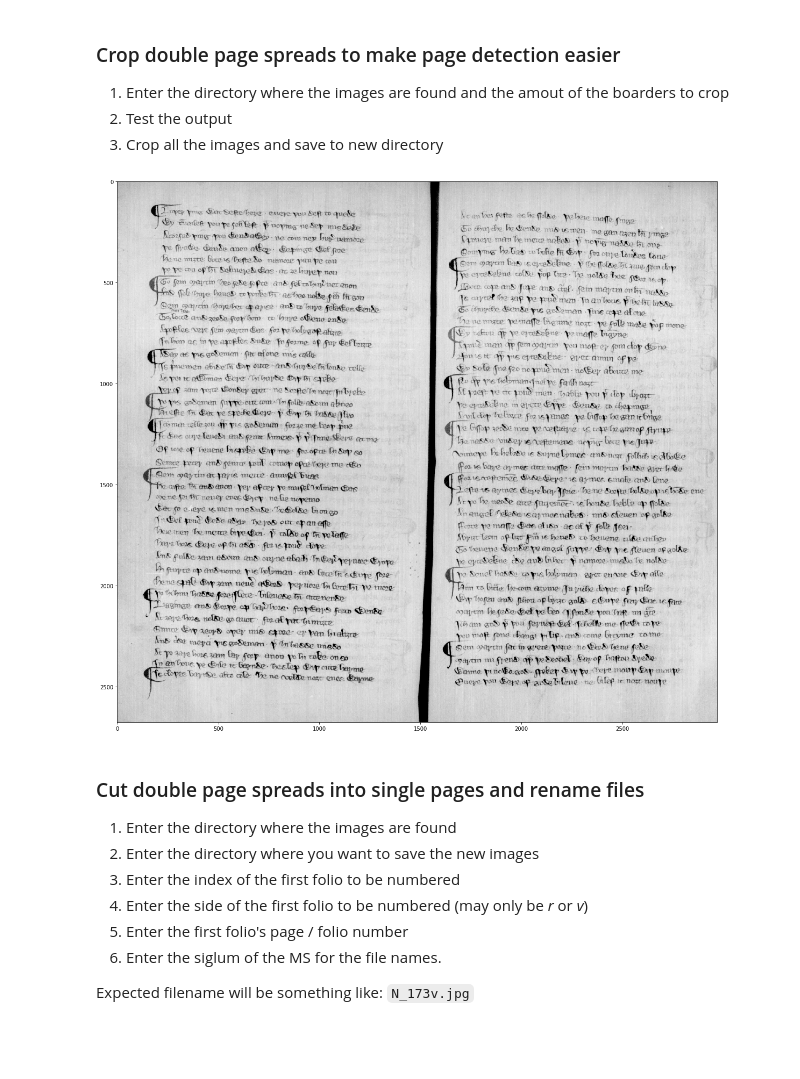
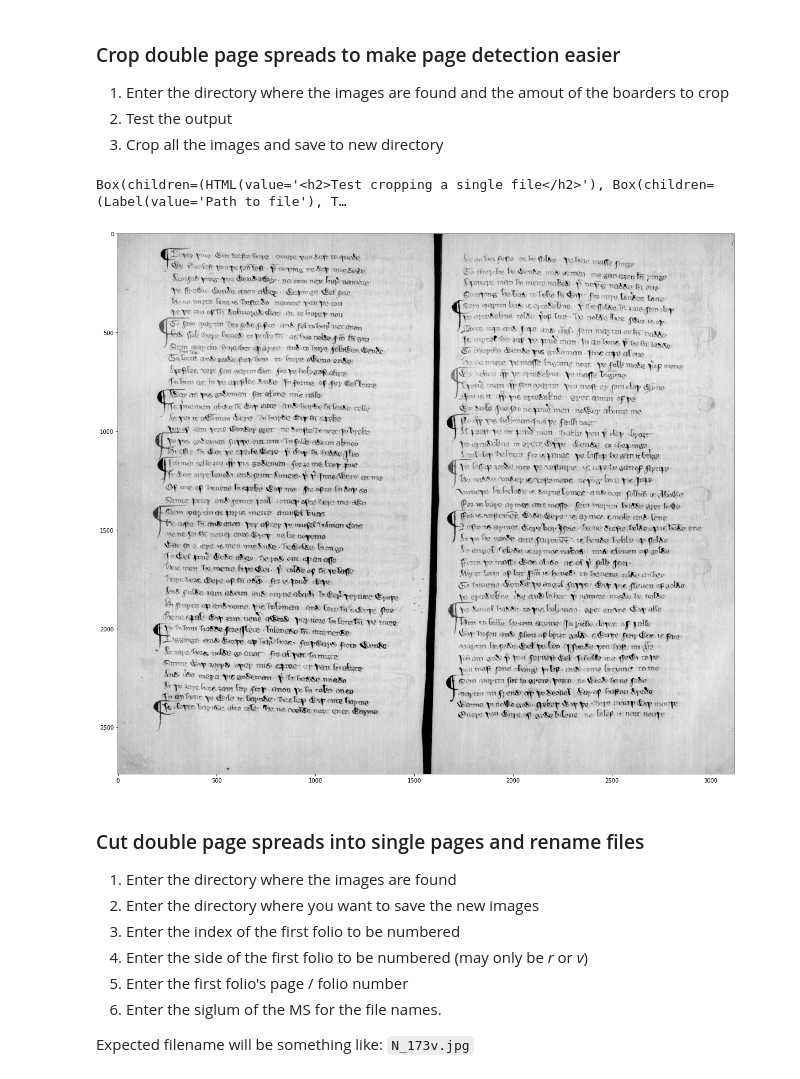
Before and after one commit to webolton/adam-scriveyn, a Jupyter notebook: ImageCropper.ipynb, the cells around one changed output. Drawn from its saved outputs; the diff is of its cells as text; code cells hidden in the pictures; blank space fills up the shorter version.

Commit message:
Make Jupyter notebook form for testing image crop

```diff
--- a/ImageCropper.ipynb
+++ b/ImageCropper.ipynb
@@ -8,16 +8,64 @@ This prepares manuscript images for OCR.
 1. Enter the directory where the images are found and the amout of the boarders to crop
 2. Test the output
 3. Crop all the images and save to new directory
-# %%
-%config Application.log_level="INFO"
-from ocr.helpers import implt
-from lib.ImageProcessor import crop_dp_spread
-
-test_img = crop_dp_spread("images/input_N/N_73v_74r.JPG", 160, 300, 250, 300)
-
-implt(test_img, 'gray')
-# %% [output]
-[figure, removed]
+# %%
+%config Application.log_level="INFO"
+from ocr.helpers import implt
+from ipywidgets import Text, Layout, Button, Box, Dropdown, Label, IntText, HTML
+from lib.ImageProcessor import crop_dp_spread
+
+form_item_layout = Layout(
+    display='flex',
+    flex_flow='row',
+    justify_content='space-between'
+)
+
+file_path, top, bottom, left, right = Text(), IntText(value=0), IntText(value=0), IntText(value=0), IntText(value=0)
+
+submit_button = Button(description='Submit', disabled=False, button_style='success', layout=form_item_layout)
+
+header = HTML(
+    value="<h2>Test cropping a single file</h2>"
+)
+
+form_items = [
+    header,
+    Box([Label(value='Path to file'), file_path], layout=form_item_layout),
+    Box([Label(value='Crop from top'), top], layout=form_item_layout),
+    Box([Label(value='Crop from bottom'), bottom], layout=form_item_layout),
+    Box([Label(value='Crop from left'), left], layout=form_item_layout),
+    Box([Label(value='Crop from right'), right], layout=form_item_layout),
+    submit_button
+]
+
+image_input_form = Box(form_items, layout=Layout(
+    display='flex',
+    flex_flow='column',
+    border='solid 2px',
+    align_items='stretch',
+    width='50%'
+))
+
+def validate_image_input_form():
+    valid = None
+    for input in [file_path, top, bottom, left, right]:
+        if input.value == '':
+            print('You must provide a value for each item in form')
+            valid = False
+        else:
+            valid = True
+    return valid
+
+def handle_submit(submit_button):
+    if validate_image_input_form():
+        cropped_image = crop_dp_spread(file_path.value, top.value, bottom.value, left.value, right.value)
+        implt(cropped_image, 'gray')
+
+submit_button.on_click(handle_submit)
+image_input_form
+# %% [output]
+Box(children=(HTML(value='<h2>Test cropping a single file</h2>'), Box(children=(Label(value='Path to file'), T…
+[figure, added]
 # %% [markdown]
 ### Cut double page spreads into single pages and rename files
 
```
